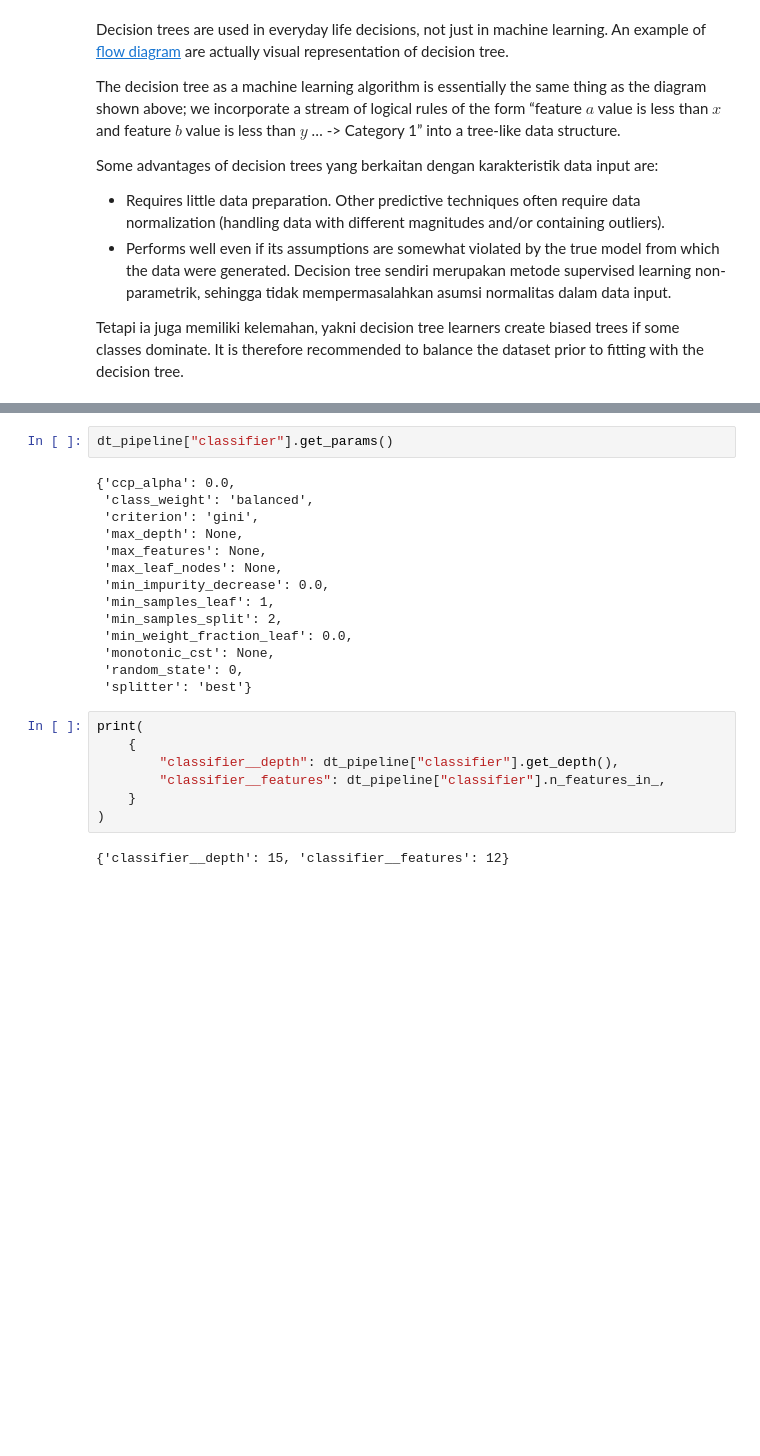
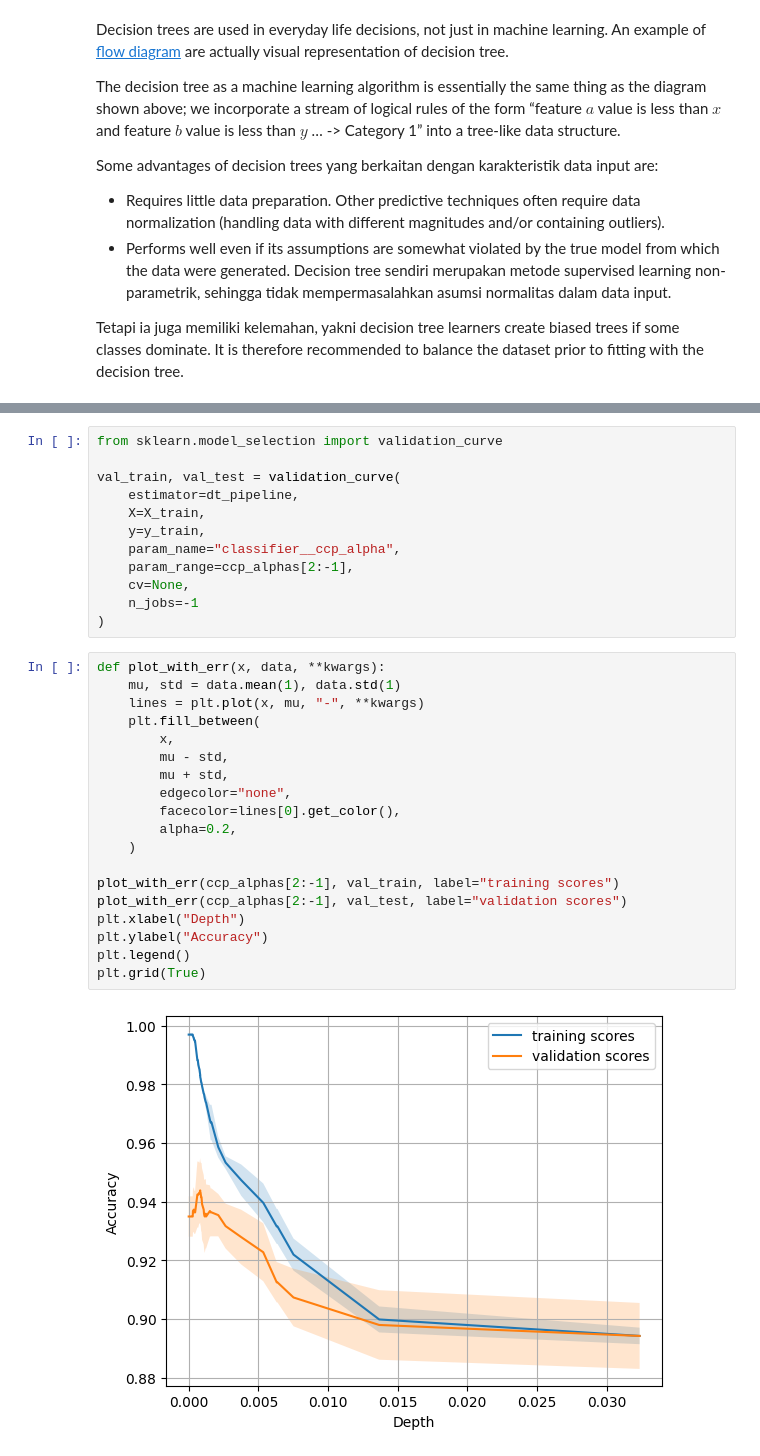
Before and after one commit to garudapaksi-yusuf/Iranian_Telecom_Churn, a Jupyter notebook: notebook/notebook.ipynb, the cells around one changed output, grey strips where cells are left out. Saved outputs shown, nothing was run; the diff lists cells and outputs as text; blank space fills up the shorter version.

```diff
--- a/notebook/notebook.ipynb
+++ b/notebook/notebook.ipynb
@@ -1503,28 +1590,36 @@ dt_pipeline.score(
-# %%
-dt_pipeline["classifier"].get_params()
-# %% [output]
-{'ccp_alpha': 0.0,
- 'class_weight': 'balanced',
- 'criterion': 'gini',
- 'max_depth': None,
- 'max_features': None,
- 'max_leaf_nodes': None,
- 'min_impurity_decrease': 0.0,
- 'min_samples_leaf': 1,
- 'min_samples_split': 2,
- 'min_weight_fraction_leaf': 0.0,
- 'monotonic_cst': None,
- 'random_state': 0,
- 'splitter': 'best'}
-# %%
-print(
-    {
-        "classifier__depth": dt_pipeline["classifier"].get_depth(),
-        "classifier__features": dt_pipeline["classifier"].n_features_in_,
-    }
-)
-# %% [output]
-{'classifier__depth': 15, 'classifier__features': 12}
+# %%
+from sklearn.model_selection import validation_curve
+
+val_train, val_test = validation_curve(
+    estimator=dt_pipeline,
+    X=X_train,
+    y=y_train,
+    param_name="classifier__ccp_alpha",
+    param_range=ccp_alphas[2:-1],
+    cv=None,
+    n_jobs=-1
+)
+# %%
+def plot_with_err(x, data, **kwargs):
+    mu, std = data.mean(1), data.std(1)
+    lines = plt.plot(x, mu, "-", **kwargs)
+    plt.fill_between(
+        x,
+        mu - std,
+        mu + std,
+        edgecolor="none",
+        facecolor=lines[0].get_color(),
+        alpha=0.2,
+    )
+
+plot_with_err(ccp_alphas[2:-1], val_train, label="training scores")
+plot_with_err(ccp_alphas[2:-1], val_test, label="validation scores")
+plt.xlabel("Depth")
+plt.ylabel("Accuracy")
+plt.legend()
+plt.grid(True)
+# %% [output]
+[figure, added]
 # %%
 from sklearn.model_selection import GridSearchCV
 
```
Also changed, not shown: parts of 17 cells of this notebook.
